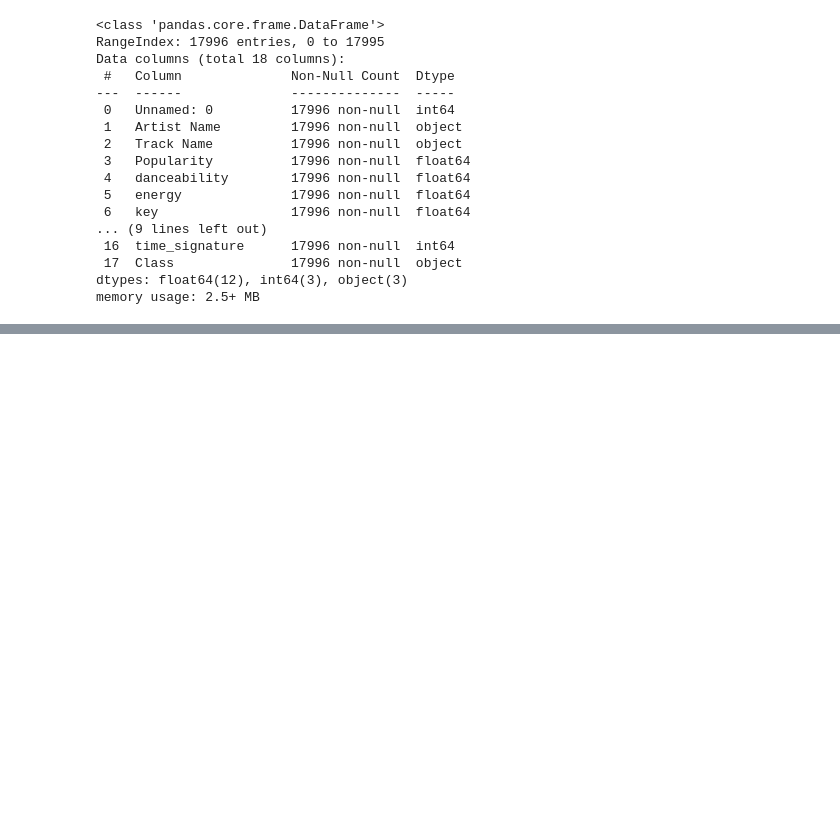
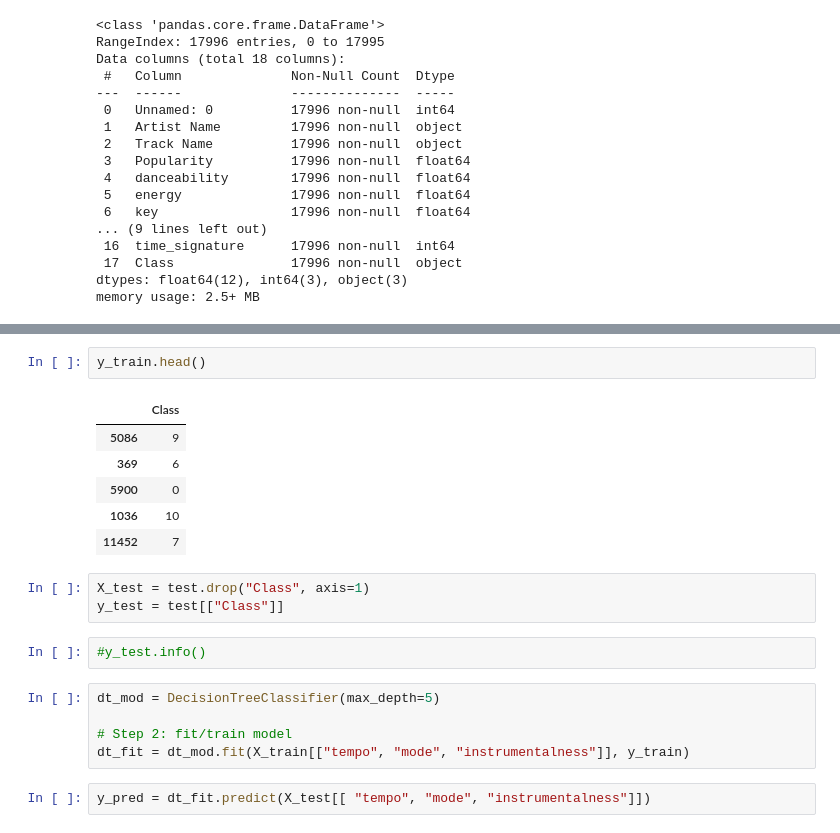
Before and after one commit to rawanalqarni/Music_Dataset, a Jupyter notebook: ML_music_dataset.ipynb, the cells around one changed output, grey strips where cells are left out. Cells and saved outputs as stored; diff of their text form; blank space fills up the shorter version.

```diff
--- a/ML_music_dataset.ipynb
+++ b/ML_music_dataset.ipynb
@@ -46,0 +74,21 @@ test.to_csv("data/music_dataset_test.csv")
+# %%
+y_train.head()
+# %% [output]
+|  | Class |
+| 5086 | 9 |
+| 369 | 6 |
+| 5900 | 0 |
+| 1036 | 10 |
+| 11452 | 7 |
+# %%
+X_test = test.drop("Class", axis=1)
+y_test = test[["Class"]]
+# %%
+#y_test.info()
+# %%
+dt_mod = DecisionTreeClassifier(max_depth=5)
+
+# Step 2: fit/train model
+dt_fit = dt_mod.fit(X_train[["tempo", "mode", "instrumentalness"]], y_train)
+# %%
+y_pred = dt_fit.predict(X_test[[ "tempo", "mode", "instrumentalness"]])
```
Also changed, not shown: parts of 24 cells of this notebook.
